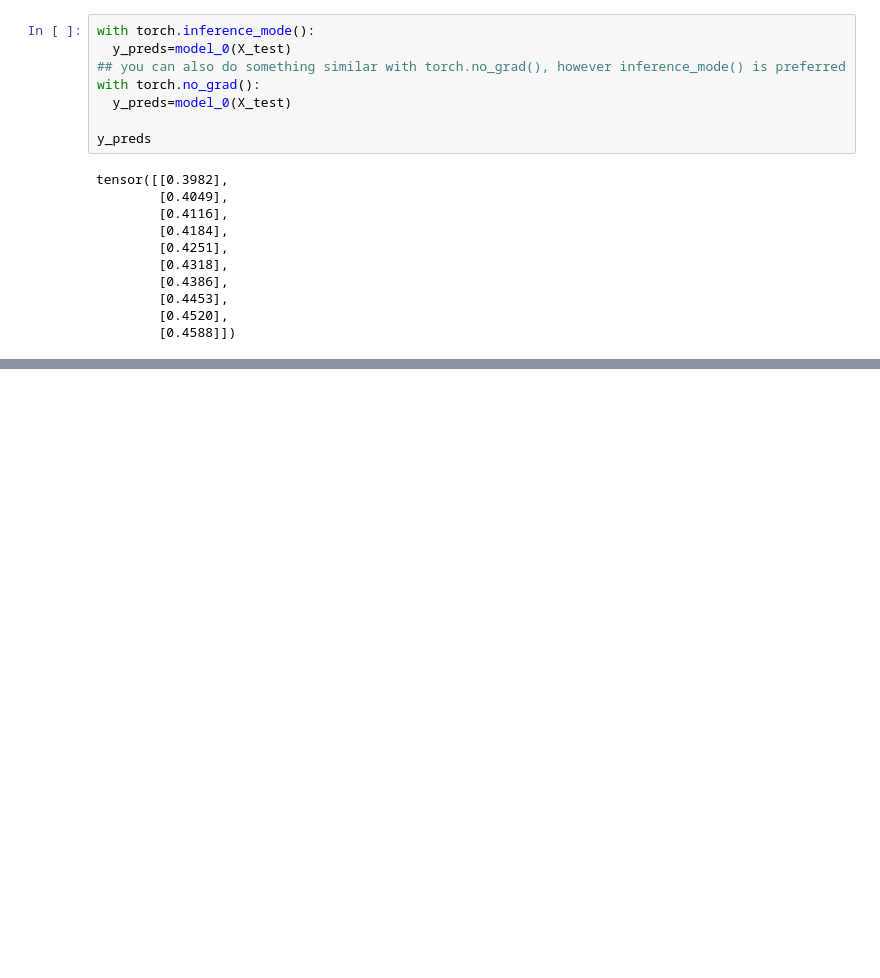
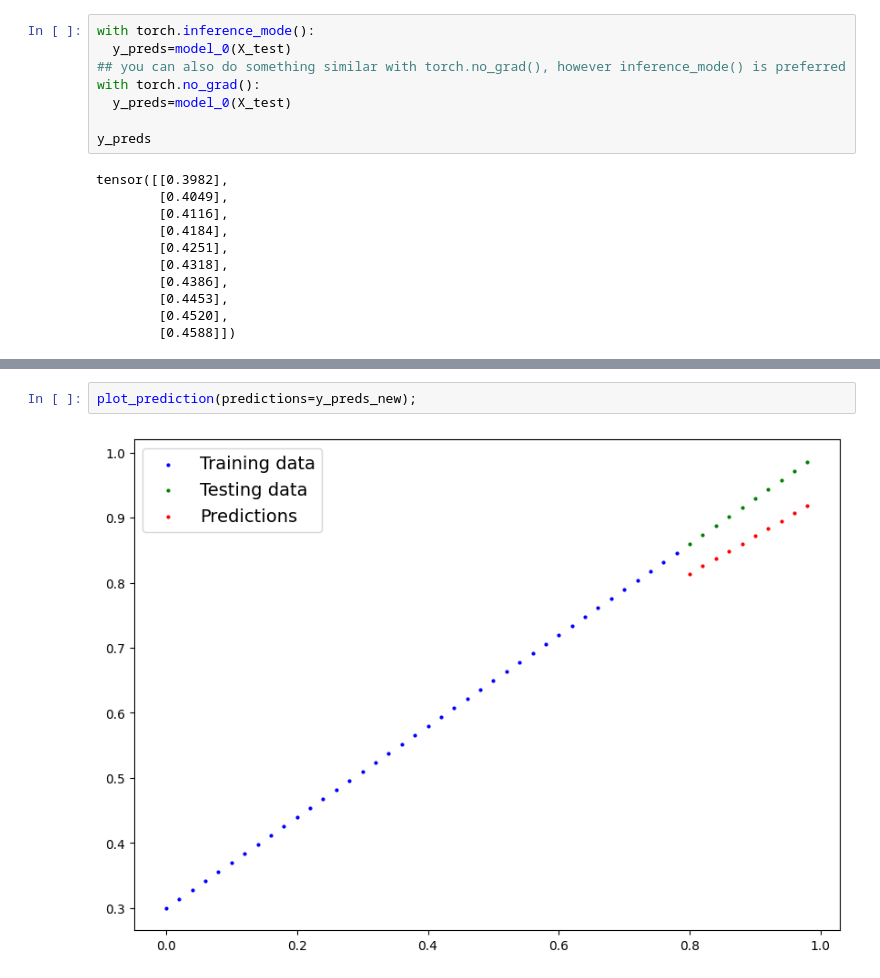
Before and after one commit to kavyareddy01/pytorchbirble, a Jupyter notebook: pytorchworkflow.ipynb, the cells around one changed output, grey strips where cells are left out. Cells and saved outputs as stored; diff of their text form; blank space fills up the shorter version.

```diff
--- a/pytorchworkflow.ipynb
+++ b/pytorchworkflow.ipynb
@@ -238,0 +423,4 @@ tensor([[0.3982],
+# %%
+plot_prediction(predictions=y_preds_new);
+# %% [output]
+[figure, added]
```
Also changed, not shown: parts of 25 cells of this notebook.
